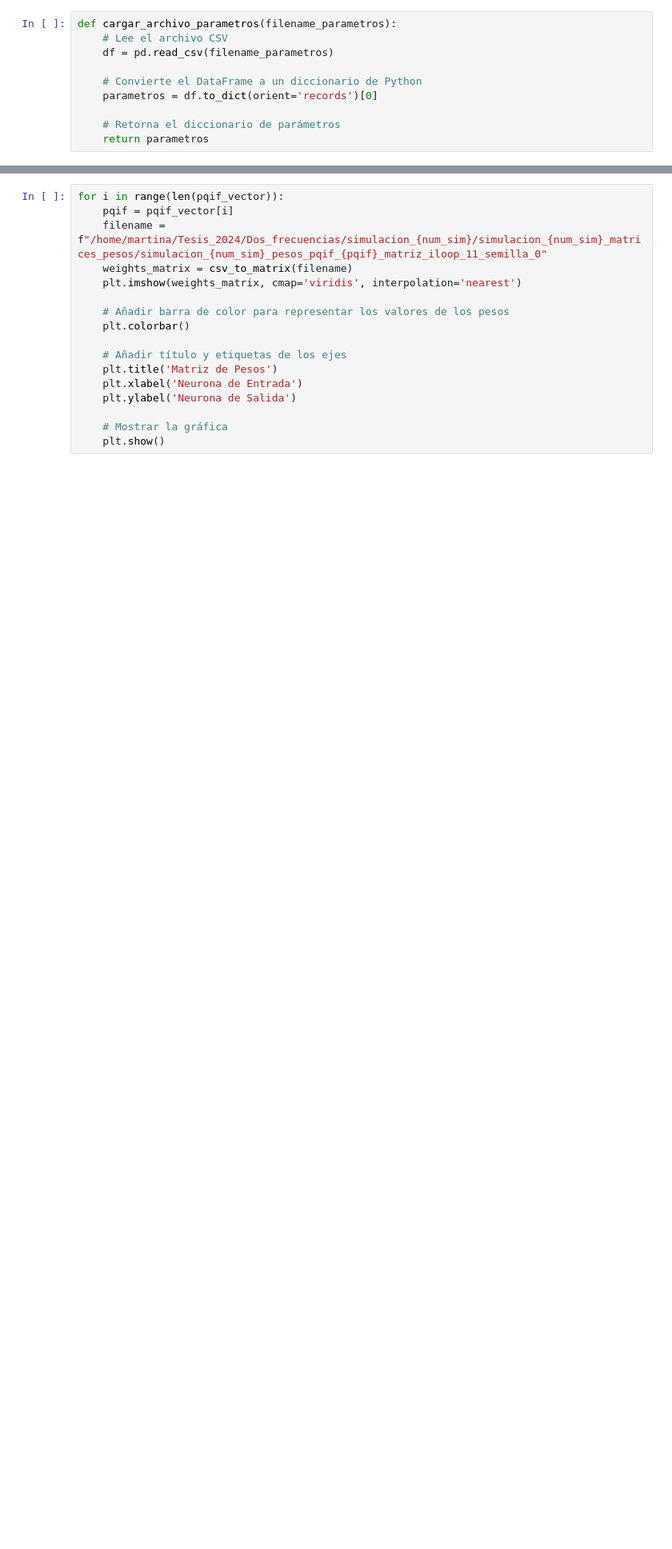
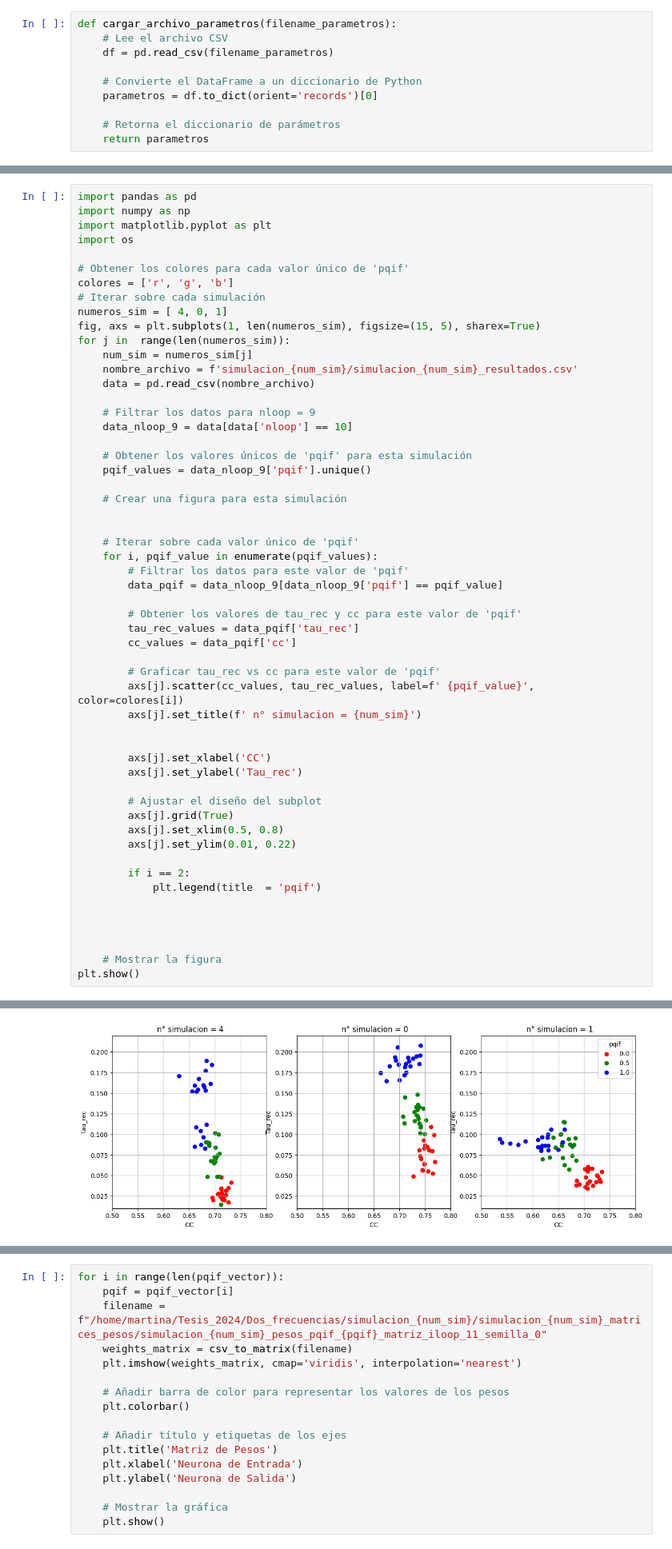
Before and after one commit to acevedomartina/Tesis_2024, a Jupyter notebook: Dos_frecuencias/dos_frec_analisis.ipynb, the cells around one changed output, grey strips where cells are left out. Shown at 80% size. Drawn from its saved outputs; the diff is of its cells as text; blank space fills up the shorter version.

```diff
--- a/Dos_frecuencias/dos_frec_analisis.ipynb
+++ b/Dos_frecuencias/dos_frec_analisis.ipynb
@@ -307,0 +342,56 @@ plt.show()
+# %%
+import pandas as pd
+import numpy as np
+import matplotlib.pyplot as plt
+import os
+
+# Obtener los colores para cada valor único de 'pqif'
+colores = ['r', 'g', 'b']
+# Iterar sobre cada simulación
+numeros_sim = [ 4, 0, 1]
+fig, axs = plt.subplots(1, len(numeros_sim), figsize=(15, 5), sharex=True)
+for j in  range(len(numeros_sim)):
+    num_sim = numeros_sim[j]
+    nombre_archivo = f'simulacion_{num_sim}/simulacion_{num_sim}_resultados.csv'
+    data = pd.read_csv(nombre_archivo)
+
+    # Filtrar los datos para nloop = 9
+    data_nloop_9 = data[data['nloop'] == 10]
+
+    # Obtener los valores únicos de 'pqif' para esta simulación
+    pqif_values = data_nloop_9['pqif'].unique()
+
+    # Crear una figura para esta simulación
+
+
+    # Iterar sobre cada valor único de 'pqif'
+    for i, pqif_value in enumerate(pqif_values):
+        # Filtrar los datos para este valor de 'pqif'
+        data_pqif = data_nloop_9[data_nloop_9['pqif'] == pqif_value]
+
+        # Obtener los valores de tau_rec y cc para este valor de 'pqif'
+        tau_rec_values = data_pqif['tau_rec']
+        cc_values = data_pqif['cc']
+
+        # Graficar tau_rec vs cc para este valor de 'pqif'
+        axs[j].scatter(cc_values, tau_rec_values, label=f' {pqif_value}', color=colores[i])
+        axs[j].set_title(f' n° simulacion = {num_sim}')
+
+
+        axs[j].set_xlabel('CC')
+        axs[j].set_ylabel('Tau_rec')
+
+        # Ajustar el diseño del subplot
+        axs[j].grid(True)
+        axs[j].set_xlim(0.5, 0.8)
+        axs[j].set_ylim(0.01, 0.22)
+
+        if i == 2:
+            plt.legend(title  = 'pqif')
+
+
+
+
+    # Mostrar la figura
+plt.show()
+# %% [output]
@@ -307,0 +400 @@ plt.show()
+[figure, added]
```
Also changed, not shown: parts of 11 cells of this notebook.
